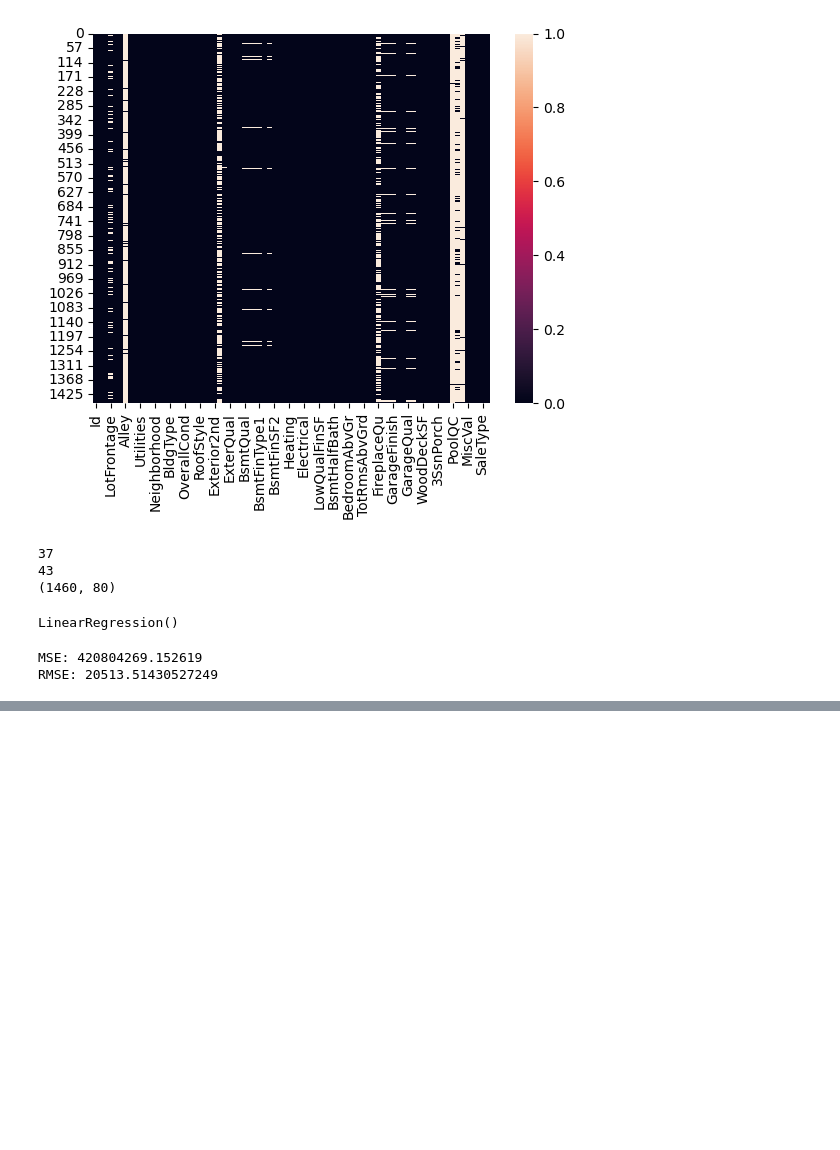
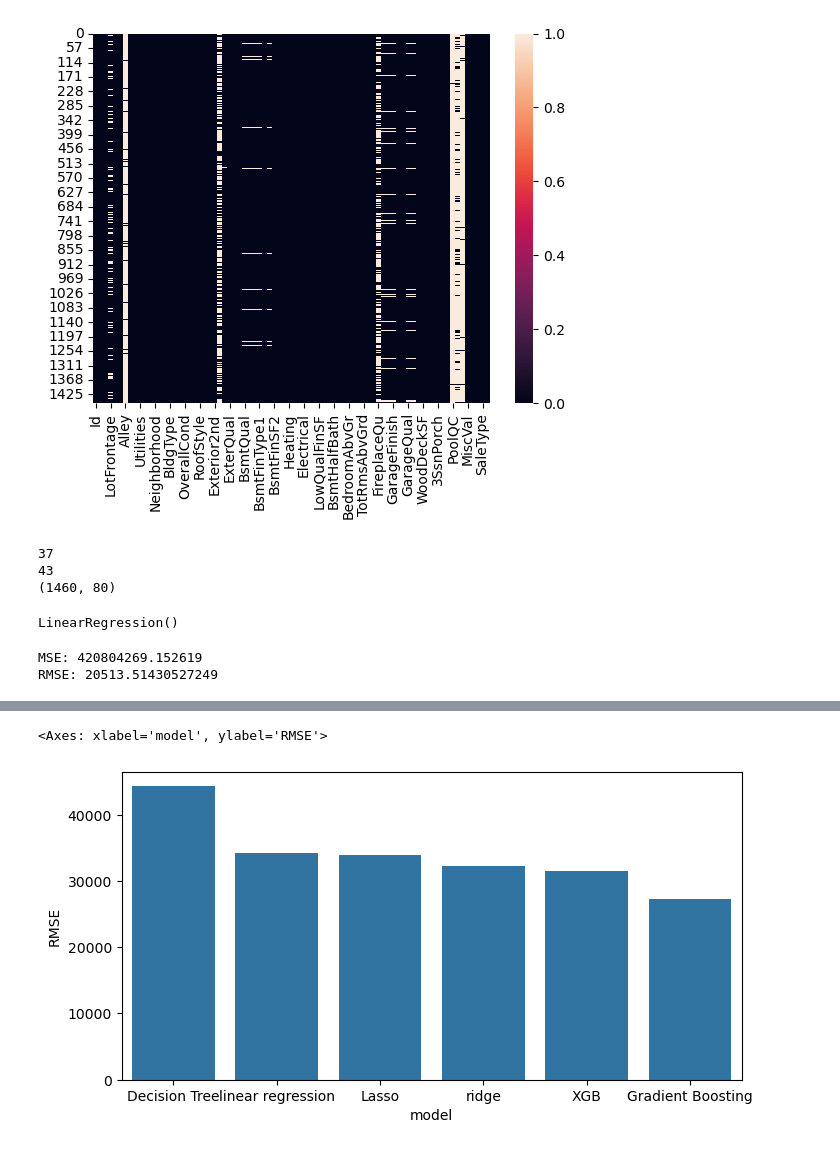
Before and after one commit to Sulav-karrki/kaggle-projects, a Jupyter notebook: house_price/Untitled.ipynb, the cells around one changed output, grey strips where cells are left out. Saved outputs shown, nothing was run; the diff lists cells and outputs as text; code cells hidden in the pictures; blank space fills up the shorter version.

```diff
--- a/house_price/Untitled.ipynb
+++ b/house_price/Untitled.ipynb
@@ -240,0 +249,3 @@ submission.to_csv("sample_submission.csv", index =False)
+# %%
+score = cross_val_score(rand_reg, X_train_processed, y_train, cv = 5, scoring='neg_root_mean_squared_error')
+rmse = -score
@@ -240,0 +261,26 @@ submission.to_csv("sample_submission.csv", index =False)
+# %%
+from sklearn.linear_model import LinearRegression, Ridge, Lasso
+from sklearn.tree import DecisionTreeRegressor
+from sklearn.ensemble import GradientBoostingRegressor
+from xgboost import XGBRegressor
+
+
+models = {
+    "linear regression" : LinearRegression(),
+    "ridge" : Ridge(),
+    "Lasso" : Lasso(),
+    "Decision Tree" : DecisionTreeRegressor(),
+    "Gradient Boosting" : GradientBoostingRegressor(),
+    "XGB" : XGBRegressor()
+}
+# %%
+from sklearn.model_selection import cross_val_score
+
+results ={}
+
+for name, mdl in models.items():
+    scores = cross_val_score(mdl, X_train_processed, y_label, cv =3, scoring = "neg_root_mean_squared_error")
+
+    rmse = -scores
+    results[name] = rmse.mean()
+    print(f"{name}: RMSE = {rmse.mean():.4f}")
@@ -240,0 +303,2 @@ submission.to_csv("sample_submission.csv", index =False)
+# %%
+results_df = pd.DataFrame(results.items(), columns = ["model", "RMSE"]).sort_values("RMSE", ascending=False)
@@ -240,0 +315,6 @@ submission.to_csv("sample_submission.csv", index =False)
+# %%
+plt.figure(figsize =(8,4))
+sns.barplot(x= results_df['model'], y =results_df['RMSE'])
+# %% [output]
+<Axes: xlabel='model', ylabel='RMSE'>
+[figure, added]
```
Also changed, not shown: parts of 15 cells of this notebook.
